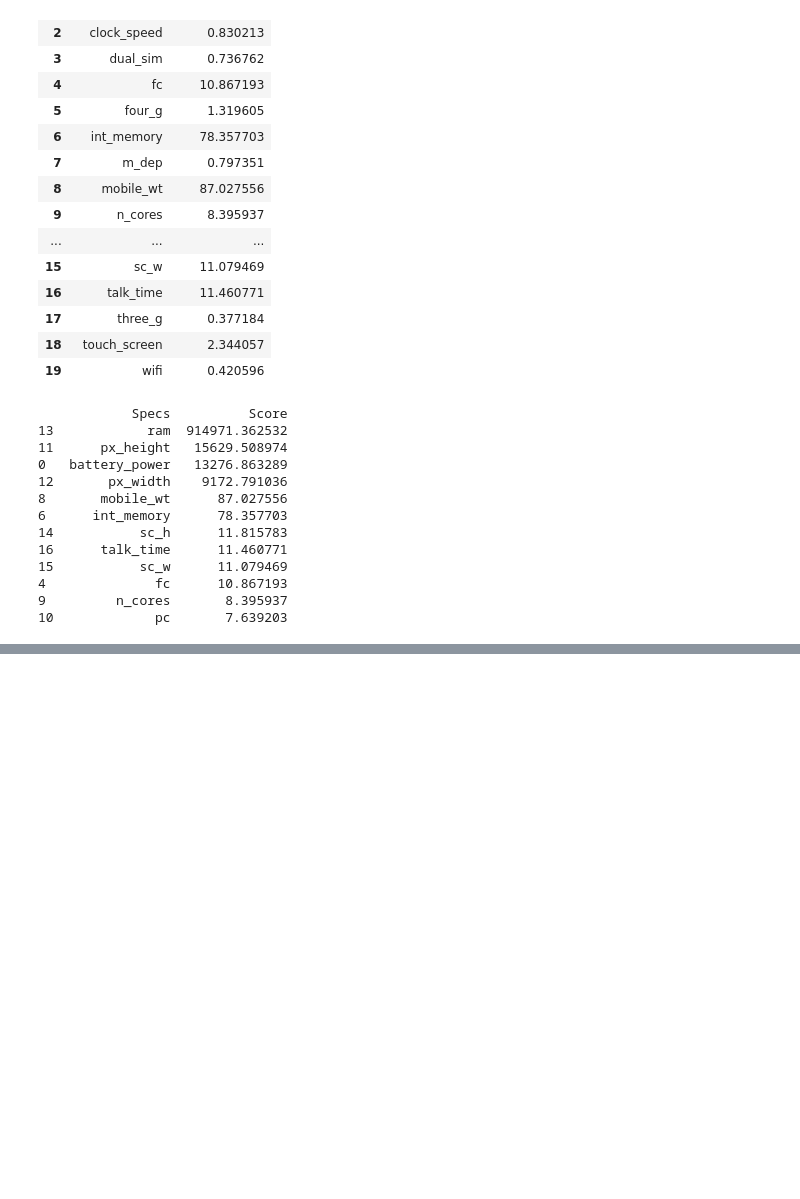
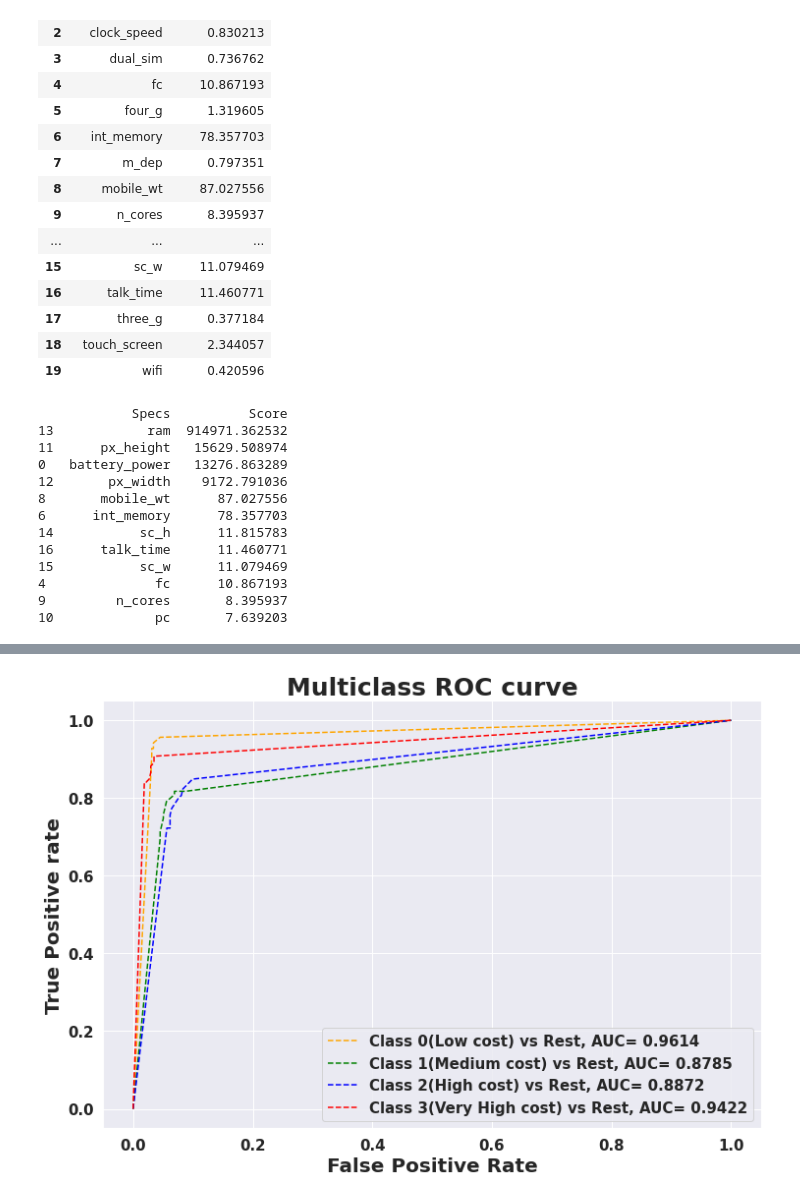
Before and after one commit to vimal9910/Third_capstone_project_Mobile_Price_Range_Prediction, a Jupyter notebook: Mobile_Price_Range_Prediction.ipynb, the cells around one changed output, grey strips where cells are left out. Saved outputs shown, nothing was run; the diff lists cells and outputs as text; code cells hidden in the pictures; blank space fills up the shorter version.

```diff
--- a/Mobile_Price_Range_Prediction.ipynb
+++ b/Mobile_Price_Range_Prediction.ipynb
@@ -758,0 +1095,6 @@ y=mobile_data['price_range']
+# %%
+# Plot AUC ROC curve.
+pred_prob = dtc_optimal.predict_proba(X_test)
+plot_Auc_roc(y_test,pred_prob)
+# %% [output]
+[figure, added]
```
Also changed, not shown: parts of 46 cells of this notebook.
